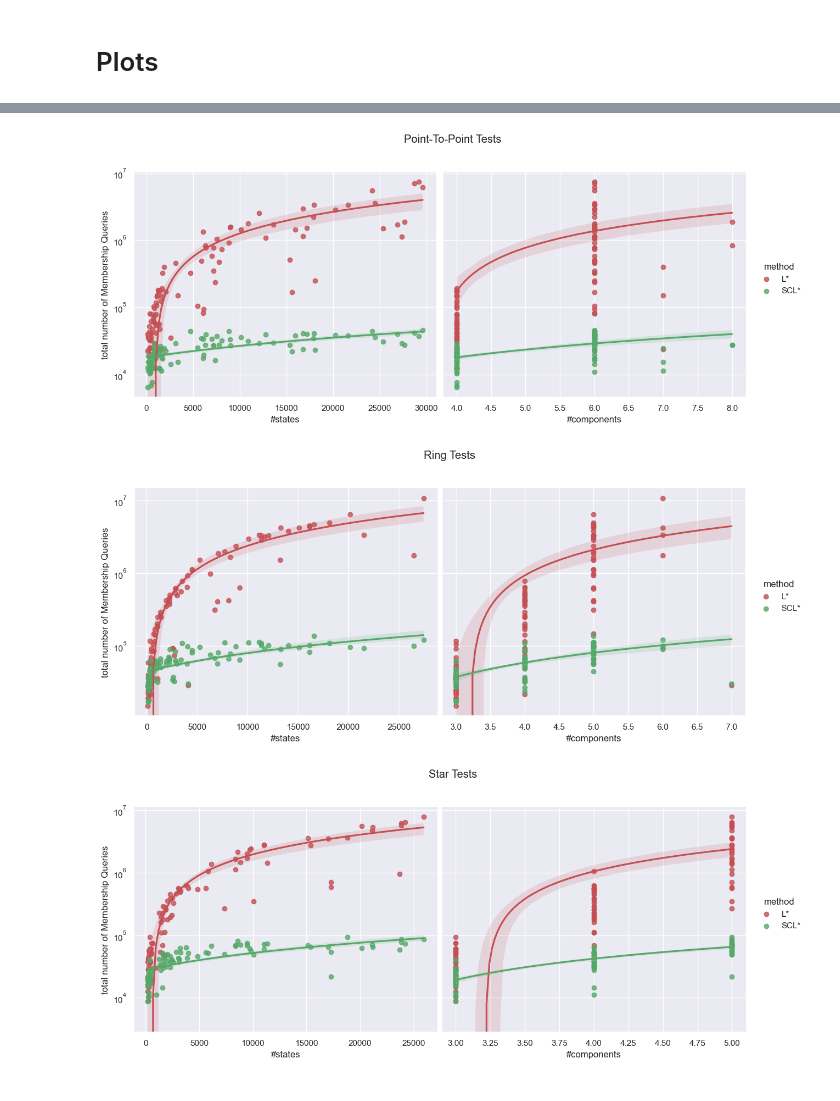
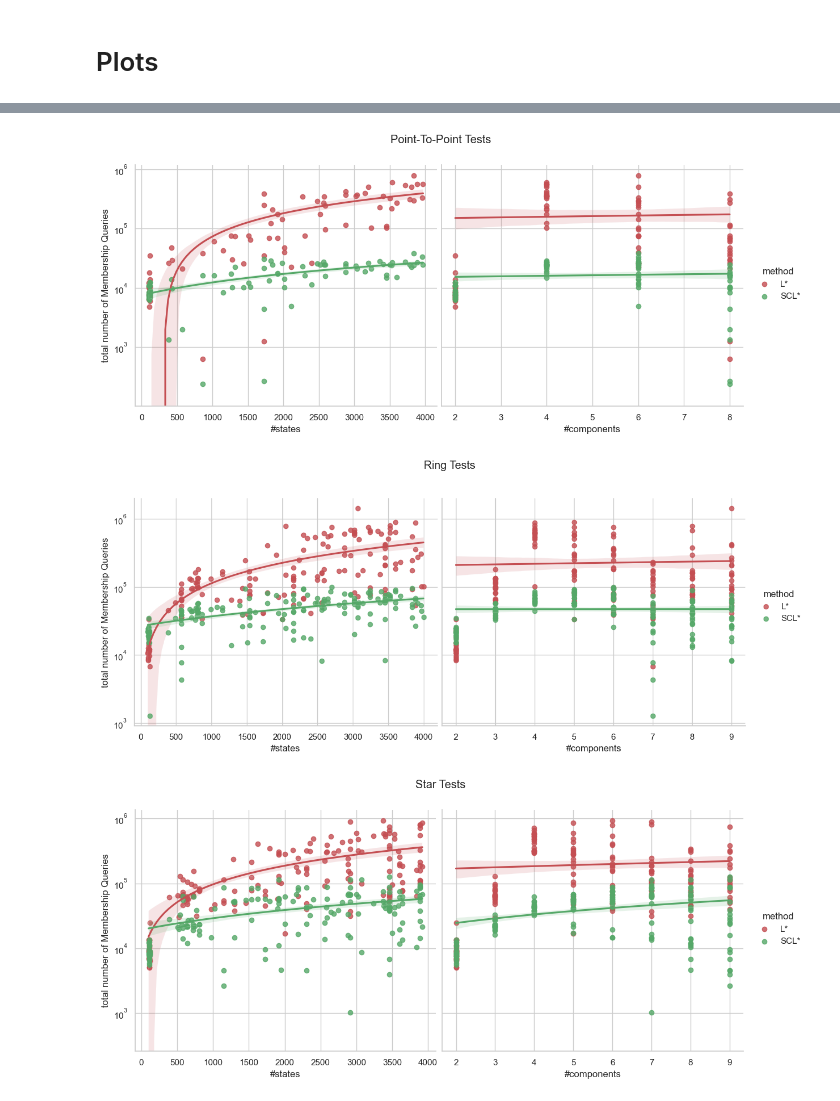
Before and after one commit to AryanBastani/SCL-Star, a Jupyter notebook: Decomposed_Learning_Results.ipynb, the cells around one changed output, grey strips where cells are left out. Cells and saved outputs as stored; diff of their text form; code cells hidden in the pictures.

Commit message:
PLot for mergerd results

```diff
--- a/Decomposed_Learning_Results.ipynb
+++ b/Decomposed_Learning_Results.ipynb
@@ -31,0 +50,9 @@ meshTestsDf = dropNas(meshTestsDf)
+# %%
+# print(realTestsDf.columns)
+# print(type(realTestsDf["CLSTAR_COMPONENTS"][0]))
+realTestsDf = selectTests(realTestsDf, "Real Tests")
+p2pTestsDf = selectTests(p2pTestsDf, "P2P Tests")
+ringTestsDf = selectTests(ringTestsDf, "Ring Tests")
+starTestsDf = selectTests(starTestsDf, "Star Tests")
+meshTestsDf = selectTests(meshTestsDf, "Mesh Tests")
+busTestsDf = selectTests(busTestsDf, "Bus Tests")
@@ -93,6 +142,7 @@ p2pTestsDf = calculateProgress(p2pTestsDf)
 ringTestsDf = calculateProgress(ringTestsDf)
 starTestsDf = calculateProgress(starTestsDf)
 meshTestsDf = calculateProgress(meshTestsDf)
+busTestsDf = calculateProgress(busTestsDf)
 # %% [markdown]
 # Plots
 # %%
@@ -114,6 +165,16 @@ def plotInputSymbols(data, testType):
                 hue="method", height=5, aspect=1.2, kind="reg", palette=['r', 'g']);
     g.fig.suptitle(testType, y=1.08)
     plt.yscale('log')
+# %%
+def addTypeColumn(data, type):
+    data["TYPE"] = type
+    return data
+# %%
+realTestsDf = addTypeColumn(realTestsDf, "REAL")
+p2pTestsDf = addTypeColumn(p2pTestsDf, "Point-To-Point")
+ringTestsDf = addTypeColumn(ringTestsDf, "Ring")
+starTestsDf = addTypeColumn(starTestsDf, "Star")
+meshTestsDf = addTypeColumn(meshTestsDf, "Mesh")
 # %%
 plotInputSymbols(realTestsDf, 'Real Tests')
 plotInputSymbols(p2pTestsDf, 'Point-To-Point Tests')
@@ -251,6 +527,7 @@ plotMqs(p2pTestsDf, 'Point-To-Point Tests')
 plotMqs(ringTestsDf, 'Ring Tests')
 plotMqs(starTestsDf, 'Star Tests')
 plotMqs(meshTestsDf, 'Mesh Tests')
+plotMqs(busTestsDf, 'Bus Tests')
 # %% [output]
 A value is trying to be set on a copy of a slice from a DataFrame.
 Try using .loc[row_indexer,col_indexer] = value instead
@@ -273,3 +550,3 @@ See the caveats in the documentation: https://pandas.pydata.org/pandas-docs/stab
-[figure, old version]
+[figure, new version]
-[figure, old version]
+[figure, new version]
-[figure, old version]
+[figure, new version]
```
Also changed, not shown: parts of 18 cells of this notebook, 43 other files.
